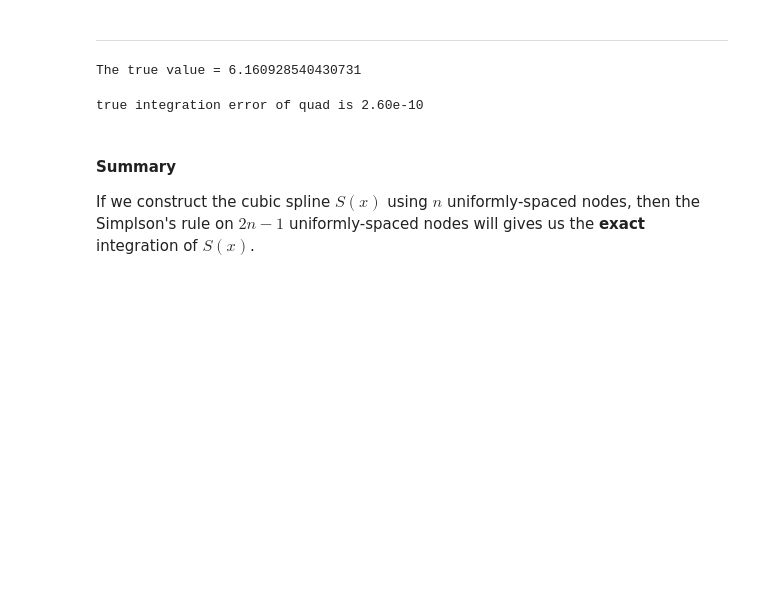
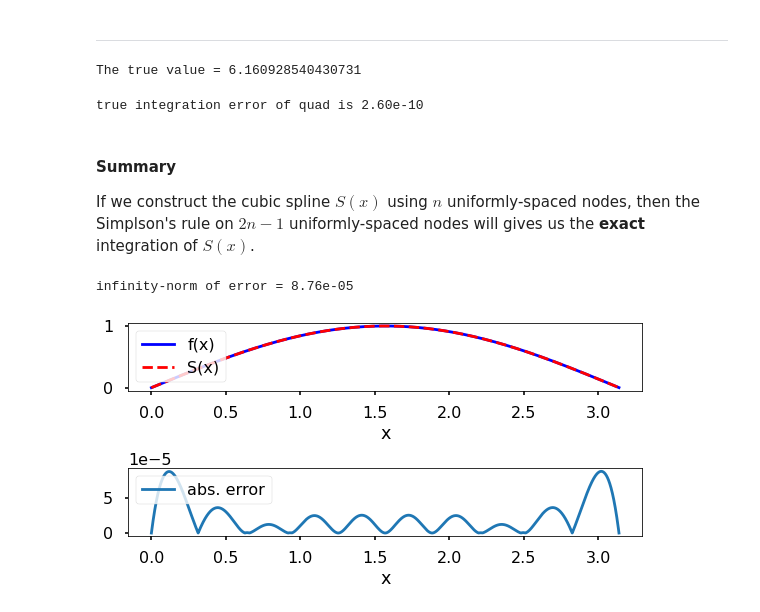
Before and after one commit to teshenglin/computational_mathematics, a Jupyter notebook: assignment5.ipynb, the cells around one changed output. Drawn from its saved outputs; the diff is of its cells as text; code cells hidden in the pictures; blank space fills up the shorter version.

```diff
--- a/assignment5.ipynb
+++ b/assignment5.ipynb
@@ -379,3 +379,47 @@ true integration error of quad is 2.60e-10
 #### Summary
 
 If we construct the cubic spline $S(x)$ using $n$ uniformly-spaced nodes, then the Simplson's rule on $2n-1$ uniformly-spaced nodes will gives us the **exact** integration of $S(x)$.
+# %%
+def f(x):
+    return np.abs(np.sin(x))
+
+# training points
+x_train = np.linspace(0, np.pi-0.001, 11)
+f_train = f(x_train)
+
+# cubic spline construction
+S = CubicSpline(x_train, f_train)
+
+# test points
+x_test = np.linspace(0, np.pi-0.001, 100000)
+
+# prediction at test points
+s_test = S(x_test)
+
+# exact solution at test points
+f_test = f(x_test)
+
+# absolute error
+abs_error = np.abs(f_test-s_test)
+
+print()
+print("infinity-norm of error = %.2e" % np.max(abs_error))
+print()
+
+fig = plt.figure(figsize=plt.figaspect(0.5))
+plt.subplot(2,1,1)
+plt.plot(x_test, f_test, 'b', label= "f(x)")
+plt.plot(x_test, s_test, 'r--', label= "S(x)")
+plt.xlabel('x')
+plt.legend(loc = 2)
+
+plt.subplot(2,1,2)
+plt.plot(x_test, abs_error, label= "abs. error")
+plt.legend(loc = 2)
+plt.xlabel('x')
+
+plt.tight_layout()
+plt.show()
+# %% [output]
+infinity-norm of error = 8.76e-05
+[figure, added]
```
Also changed, not shown: parts of 1 cell of this notebook, 3 other files.
